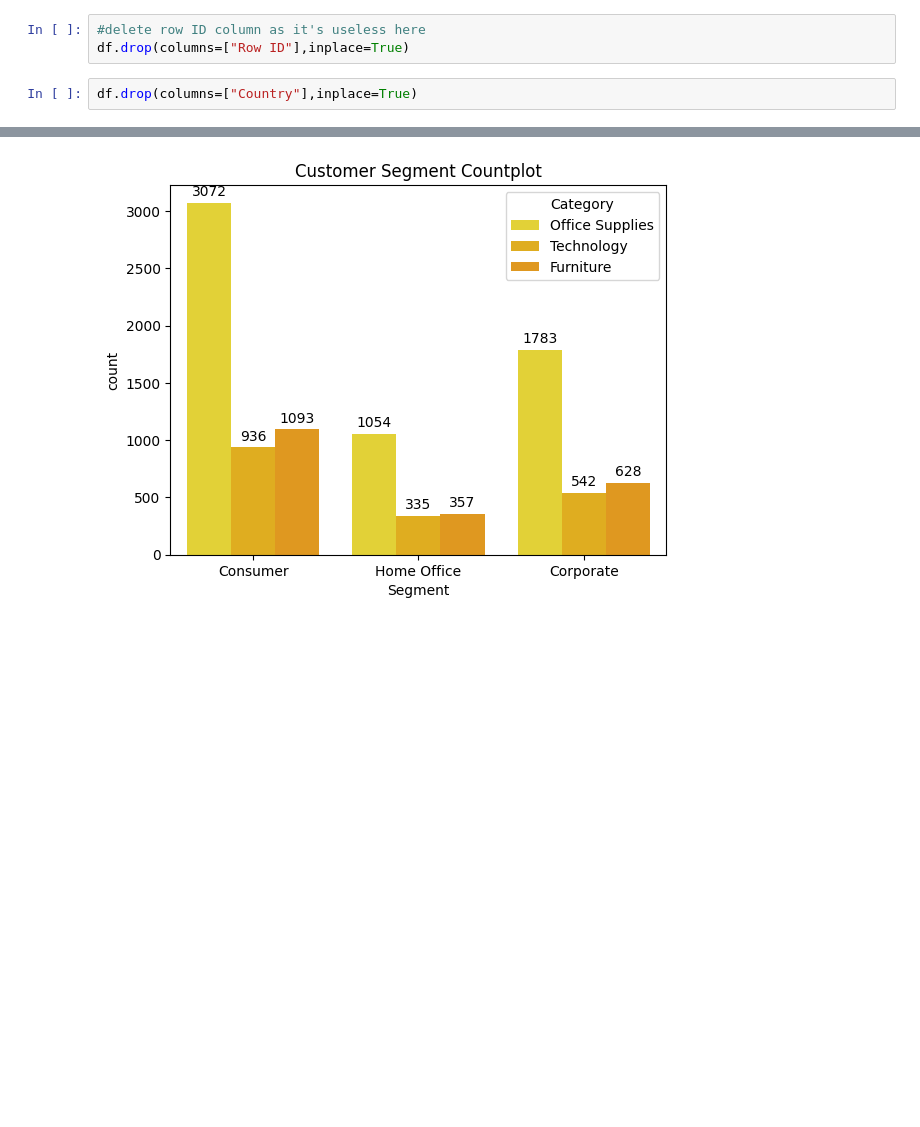
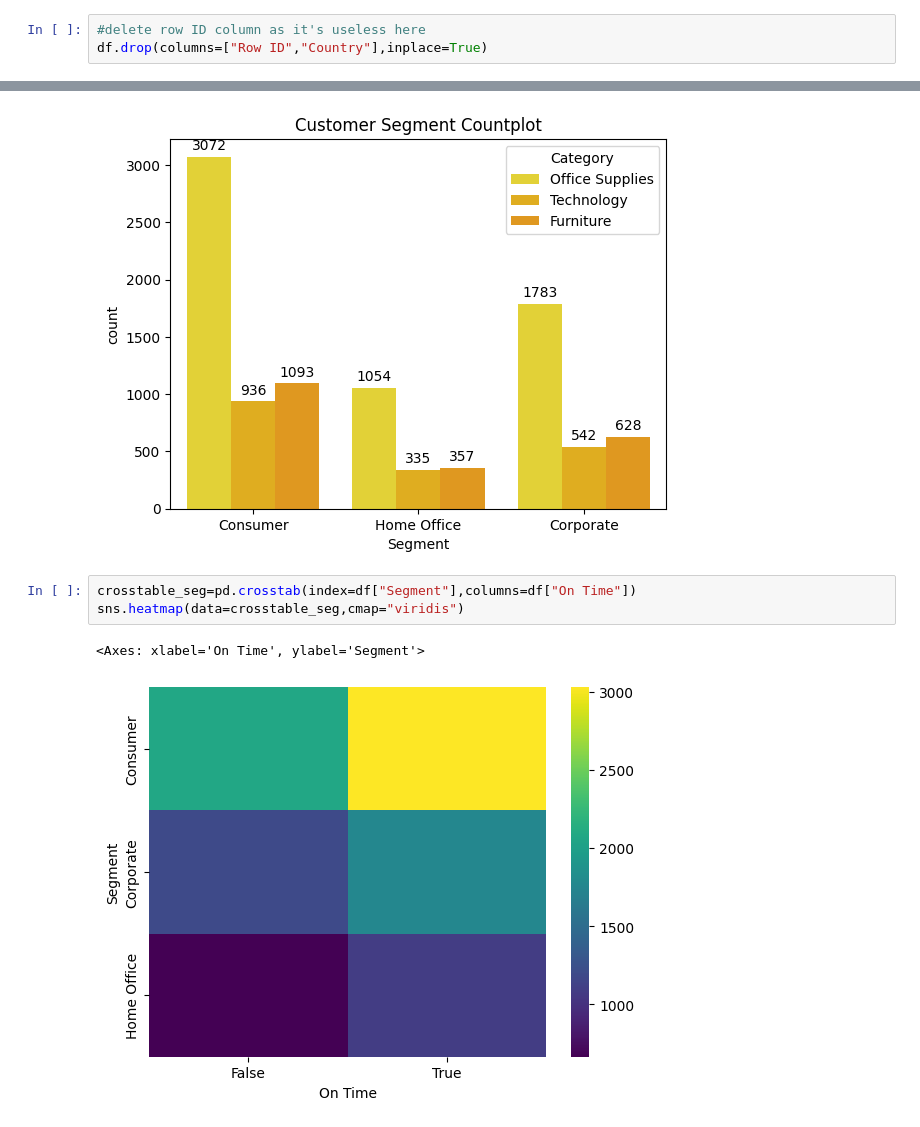
Before and after one commit to houssinekhlif/Project-1, a Jupyter notebook: DeliveryDelay+SalesForecasting.ipynb, the cells around one changed output, grey strips where cells are left out. Drawn from its saved outputs; the diff is of its cells as text; blank space fills up the shorter version.

```diff
--- a/DeliveryDelay+SalesForecasting.ipynb
+++ b/DeliveryDelay+SalesForecasting.ipynb
@@ -36,9 +36,7 @@ memory usage: 1.3+ MB
 dataframe dimensions:  (9800, 18)
 # %%
 #delete row ID column as it's useless here
-df.drop(columns=["Row ID"],inplace=True)
+df.drop(columns=["Row ID","Country"],inplace=True)
-# %%
-df.drop(columns=["Country"],inplace=True)
 # %%
 #convert Postal Code column from float to string
 df["Postal Code"]=df.loc[df["Postal Code"].isna()==False,"Postal Code"].apply(lambda x: str(int(x)))
@@ -209,3 +207,9 @@ Home Office    1746
 Name: count, dtype: int64
 Text(0.5, 1.0, 'Customer Segment Countplot')
 [figure]
+# %%
+crosstable_seg=pd.crosstab(index=df["Segment"],columns=df["On Time"])
+sns.heatmap(data=crosstable_seg,cmap="viridis")
+# %% [output]
+<Axes: xlabel='On Time', ylabel='Segment'>
+[figure, added]
```
Also changed, not shown: parts of 27 cells of this notebook.
